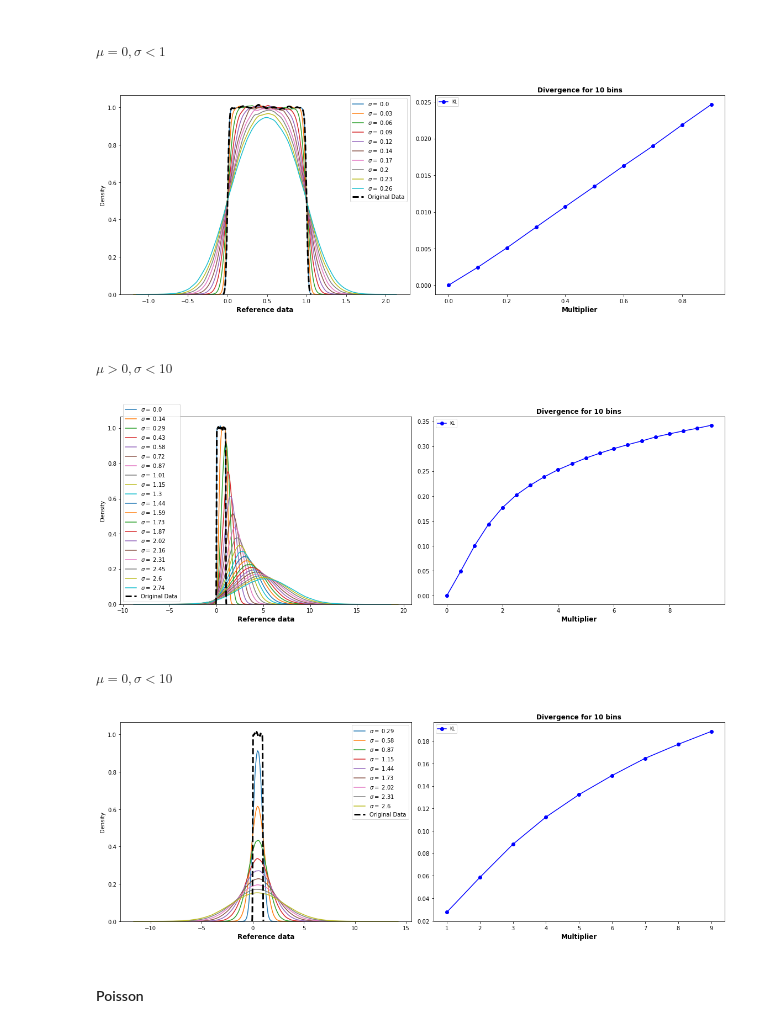
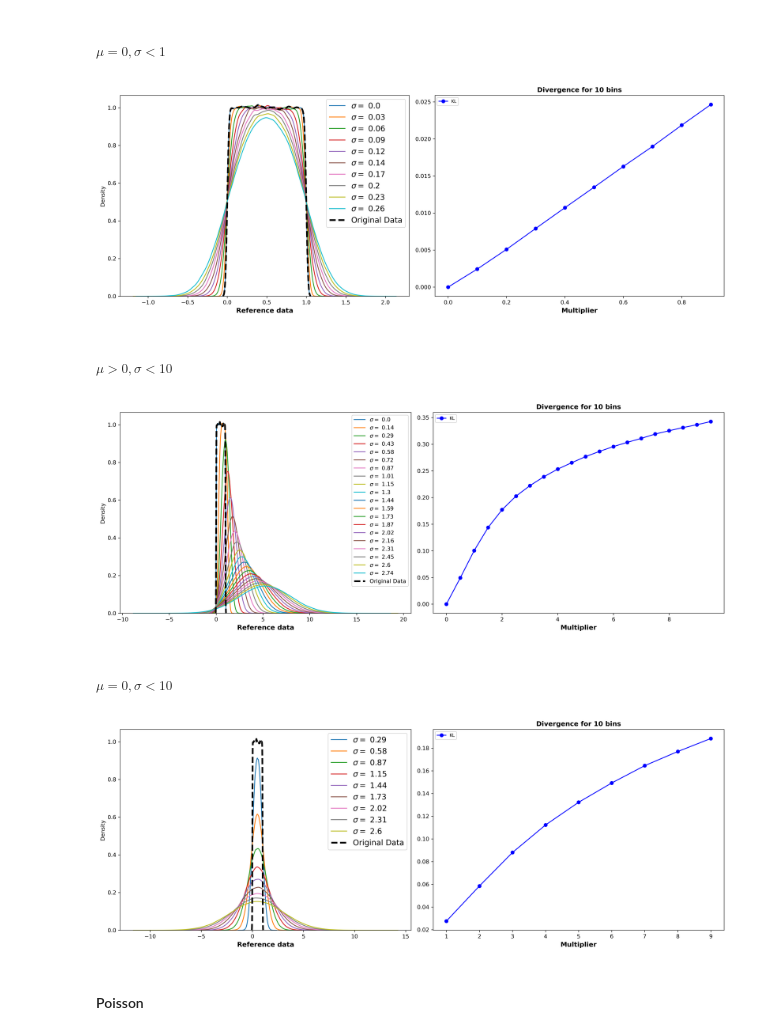
Before and after one commit to tdosreis/kl-divergence, a Jupyter notebook: notebooks/discrete-divergence.ipynb, the cells around one changed output. Saved outputs shown, nothing was run; the diff lists cells and outputs as text; code cells hidden in the pictures.

```diff
--- a/notebooks/discrete-divergence.ipynb
+++ b/notebooks/discrete-divergence.ipynb
@@ -80,7 +80,7 @@ n_bins = 10
 # %% [markdown]
 ##### $\mu = 0, \sigma < 1$
 # %%
-fig, ax = plt.subplots(1, 2, figsize=(16, 6))
+fig, ax = plt.subplots(1, 2, figsize=(16, 6), dpi=300)
 
 kl_divergence = []
 
@@ -116,14 +116,14 @@ ax[1].set_xlabel('Multiplier', fontsize=12, weight='bold')
 ax[1].plot(multipliers, kl_divergence, 'b-o', label='KL')
 ax[1].legend(['KL'], fontsize=8)
 ax[1].set_title(f'Divergence for {n_bins} bins', fontsize=12, weight='bold')
-ax[0].legend()
+ax[0].legend(fontsize=14)
 fig.tight_layout()
 # %% [output]
-[figure, old version]
+[figure, new version]
 # %% [markdown]
 ##### $\mu > 0, \sigma < 10$
 # %%
-fig, ax = plt.subplots(1, 2, figsize=(16, 6))
+fig, ax = plt.subplots(1, 2, figsize=(16, 6), dpi=300)
 
 kl_divergence = []
 
@@ -134,39 +134,39 @@ for m in multipliers:
     noise = np.random.normal(mu * m, sigma * m, size=pure.shape)
     pure = reference_data.copy()
     signal = pure + noise
     divergence = compute_kl_divergence(pure, signal, n_bins)
     kl_divergence.append(divergence/n_bins)
 
     sns.distplot(
         a=signal,
         ax=ax[0],
         hist=False,
         label=f'$\sigma=$ {round(sigma*m,2)}'
     )
 
 sns.distplot(
     a=pure,
     ax=ax[0],
     hist=False,
     label='Original Data',
     kde_kws={'linewidth':3.0,
              'linestyle':'--',
              'color':'black'}
 )
 
 ax[0].set_xlabel('Reference data', fontsize=12, weight='bold')
 ax[1].set_xlabel('Multiplier', fontsize=12, weight='bold')
 ax[1].plot(multipliers, kl_divergence, 'b-o', label='KL')
 ax[1].legend(['KL'], fontsize=8)
 ax[1].set_title(f'Divergence for {n_bins} bins', fontsize=12, weight='bold')
-ax[0].legend()
+ax[0].legend(fontsize=10)
 fig.tight_layout()
 # %% [output]
-[figure, old version]
+[figure, new version]
 # %% [markdown]
 ##### $\mu = 0, \sigma < 10$
 # %%
-fig, ax = plt.subplots(1, 2, figsize=(16, 6))
+fig, ax = plt.subplots(1, 2, figsize=(16, 6), dpi=300)
 
 kl_divergence = []
 
@@ -202,10 +202,10 @@ ax[1].set_xlabel('Multiplier', fontsize=12, weight='bold')
 ax[1].plot(multipliers, kl_divergence, 'b-o', label='KL')
 ax[1].legend(['KL'], fontsize=8)
 ax[1].set_title(f'Divergence for {n_bins} bins', fontsize=12, weight='bold')
-ax[0].legend()
+ax[0].legend(fontsize=14)
 fig.tight_layout()
 # %% [output]
-[figure, old version]
+[figure, new version]
 # %% [markdown]
 #### Poisson
 # %% [markdown]
```
Also changed, not shown: parts of 2 cells of this notebook, 2 other files.
